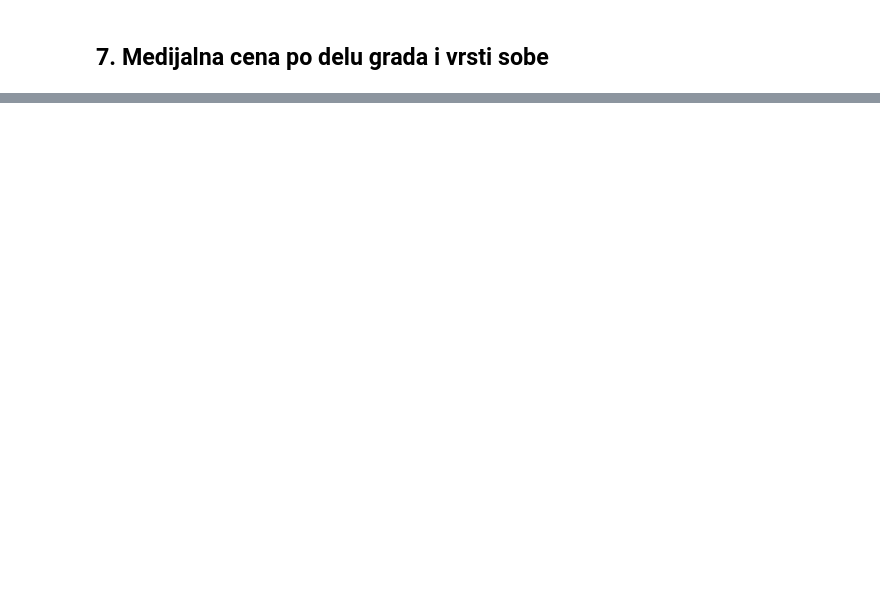
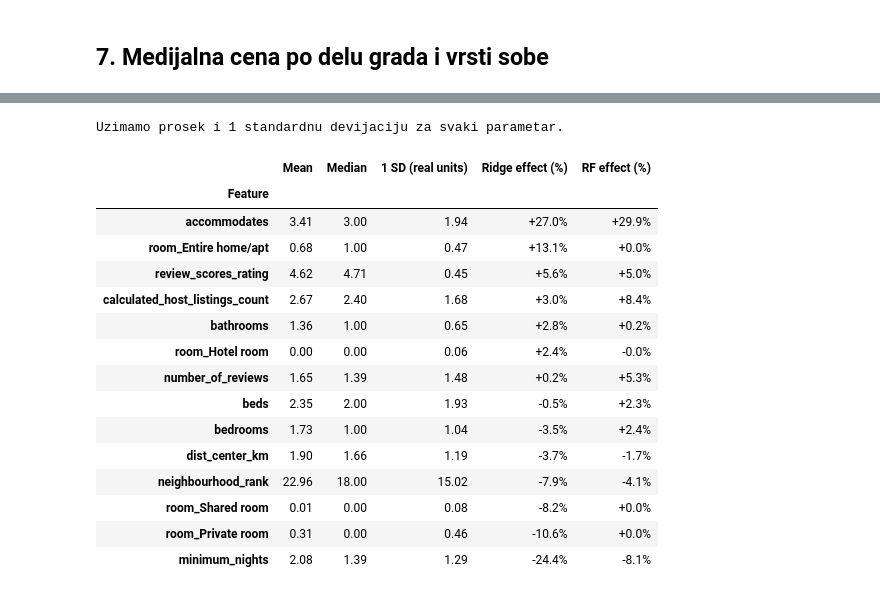
Before and after one commit to DusanVukovic3/SezonalnostAirBnB_Barselona, a Jupyter notebook: price_analysis.ipynb, the cells around one changed output, grey strips where cells are left out. Saved outputs shown, nothing was run; the diff lists cells and outputs as text; code cells hidden in the pictures; blank space fills up the shorter version.

Commit message:
dodati finalni zakljucci i rezultat oba modela.

```diff
--- a/price_analysis.ipynb
+++ b/price_analysis.ipynb
@@ -493,0 +481,43 @@ Seasonal Naive            €1.69      €2.33
+# %%
+rows = []
+for col in numerical_cols:
+    mean      = df[col].mean()
+    median    = df[col].median()
+    std       = df[col].std()
+    ridge_pct = (np.exp(model.coef_[numerical_cols.index(col)]) - 1) * 100
+    rf_pct    = pd_effects[col]
+    rows.append({
+        'Feature':           col,
+        'Mean':              round(mean, 2),
+        'Median':            round(median, 2),
+        '1 SD (real units)': round(std, 2),
+        'Ridge effect (%)':  round(ridge_pct, 1),
+        'RF effect (%)':     round(rf_pct, 1),
+    })
+
+interp = pd.DataFrame(rows).set_index('Feature').sort_values('Ridge effect (%)', ascending=False)
+display(interp.style
+    .background_gradient(subset=['Ridge effect (%)'], cmap='RdYlGn', vmin=-20, vmax=40)
+    .background_gradient(subset=['RF effect (%)'],    cmap='RdYlGn', vmin=-20, vmax=40)
+    .format({'Mean': '{:.2f}', 'Median': '{:.2f}', '1 SD (real units)': '{:.2f}',
+             'Ridge effect (%)': '{:+.1f}%', 'RF effect (%)': '{:+.1f}%'})
+    .set_caption('Uzimamo prosek i 1 standardnu devijaciju za svaki parametar.')
+)
+# %% [output]
+Uzimamo prosek i 1 standardnu devijaciju za svaki parametar.
+|  | Mean | Median | 1 SD (real units) | Ridge effect (%) | RF effect (%) |
+| Feature |  |  |  |  |  |
+| accommodates | 3.41 | 3.00 | 1.94 | +27.0% | +29.9% |
+| room_Entire home/apt | 0.68 | 1.00 | 0.47 | +13.1% | +0.0% |
+| review_scores_rating | 4.62 | 4.71 | 0.45 | +5.6% | +5.0% |
+| calculated_host_listings_count | 2.67 | 2.40 | 1.68 | +3.0% | +8.4% |
+| bathrooms | 1.36 | 1.00 | 0.65 | +2.8% | +0.2% |
+| room_Hotel room | 0.00 | 0.00 | 0.06 | +2.4% | -0.0% |
+| number_of_reviews | 1.65 | 1.39 | 1.48 | +0.2% | +5.3% |
+| beds | 2.35 | 2.00 | 1.93 | -0.5% | +2.3% |
+| bedrooms | 1.73 | 1.00 | 1.04 | -3.5% | +2.4% |
+| dist_center_km | 1.90 | 1.66 | 1.19 | -3.7% | -1.7% |
+| neighbourhood_rank | 22.96 | 18.00 | 15.02 | -7.9% | -4.1% |
+| room_Shared room | 0.01 | 0.00 | 0.08 | -8.2% | +0.0% |
+| room_Private room | 0.31 | 0.00 | 0.46 | -10.6% | +0.0% |
+| minimum_nights | 2.08 | 1.39 | 1.29 | -24.4% | -8.1% |
```
Also changed, not shown: parts of 30 cells of this notebook.
